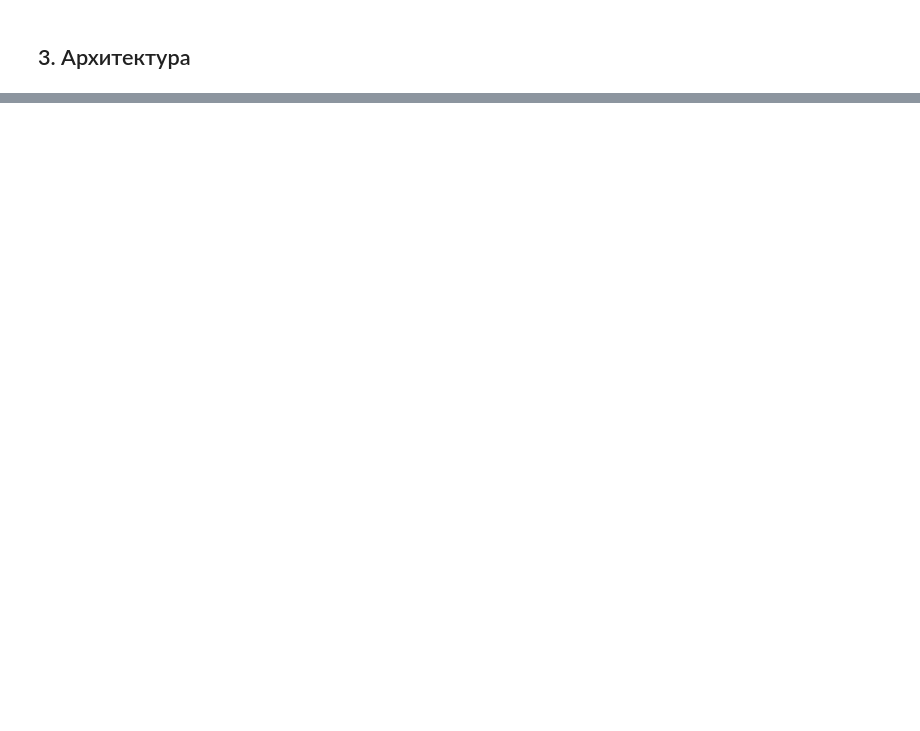
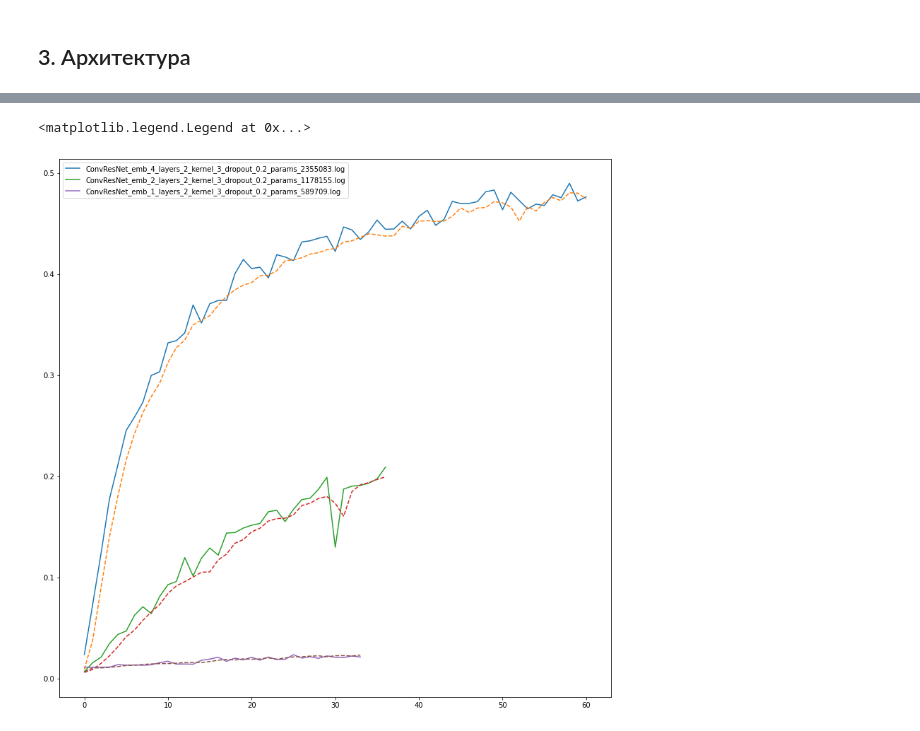
Before and after one commit to RobertVoropaev/AbbreviationExpansionRuModel, a Jupyter notebook: notebooks/3.nn_model.ipynb, the cells around one changed output, grey strips where cells are left out. Drawn from its saved outputs; the diff is of its cells as text; code cells hidden in the pictures; blank space fills up the shorter version.

```diff
--- a/notebooks/3.nn_model.ipynb
+++ b/notebooks/3.nn_model.ipynb
@@ -366,0 +208,11 @@ for token, y_label, pred_label in zip(x, y, pred):
+# %%
+plt.figure(figsize=(14, 14))
+for model_name in os.listdir("../logs"):
+    with open(os.path.join("../logs", model_name)) as f:
+        history = json.load(f)
+    plt.plot(history["epoch"], history["macro_f1_val"], label=model_name)
+    plt.plot(history["epoch"], history["macro_f1_train"], "--")
+plt.legend()
+# %% [output]
+<matplotlib.legend.Legend at 0x...>
+[figure, added]
```
Also changed, not shown: parts of 18 cells of this notebook, 20 other files.
